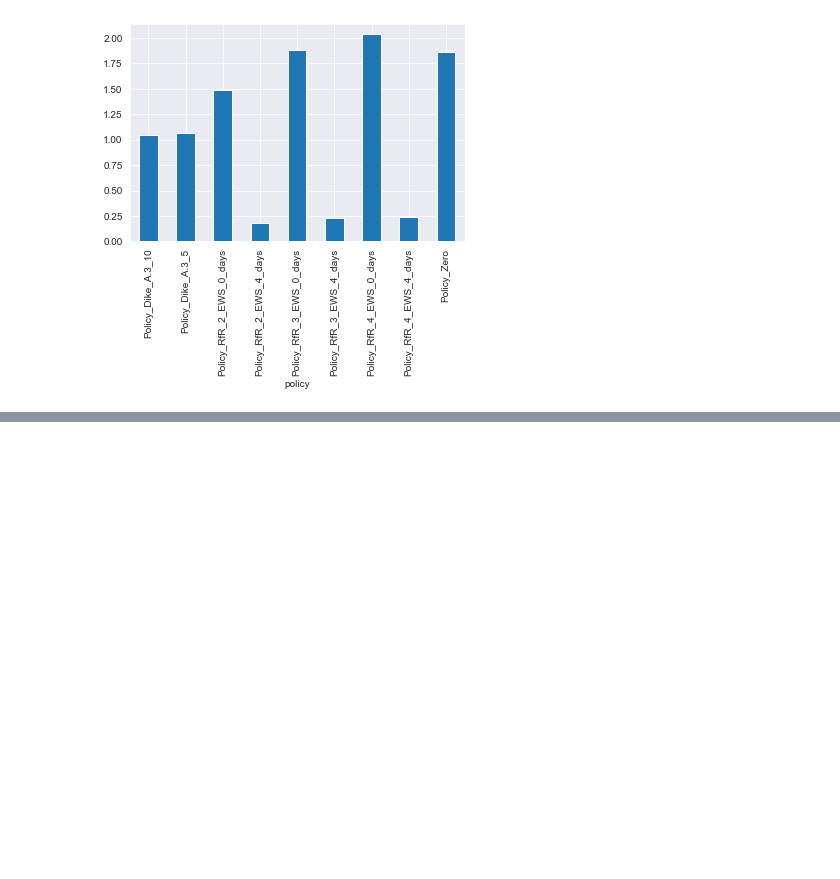
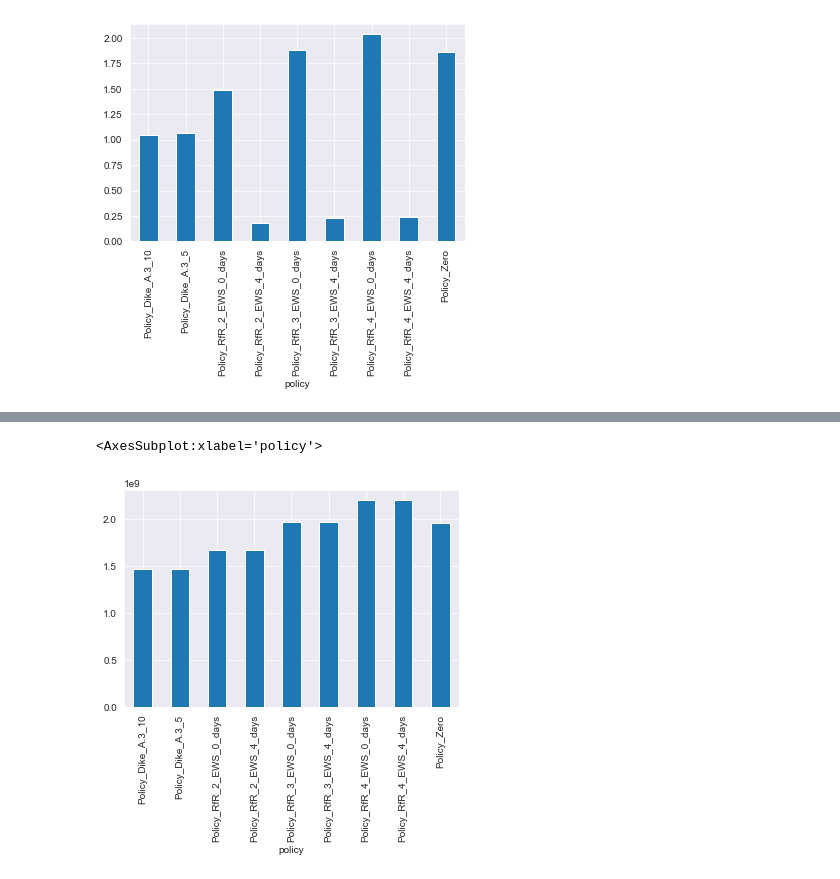
Before and after one commit to hannadenekamp/modelbased, a Jupyter notebook: Problem Formulations.ipynb, the cells around one changed output, grey strips where cells are left out. Cells and saved outputs as stored; diff of their text form; code cells hidden in the pictures; blank space fills up the shorter version.

```diff
--- a/Problem Formulations.ipynb
+++ b/Problem Formulations.ipynb
@@ -253,3 +259,8 @@ TCA_df["Expected Number of Deaths"]["mean"].plot.bar()
+# %%
+TCA_df["Cost plus Damage"]["mean"].plot.bar()
+# %% [output]
+<AxesSubplot:xlabel='policy'>
+[figure, added]
 # %%
 # Save the aggegrated data to a CSV file
 #TCA_df.to_csv("results/TCA3_results.csv")
```
Also changed, not shown: parts of 6 cells of this notebook.
